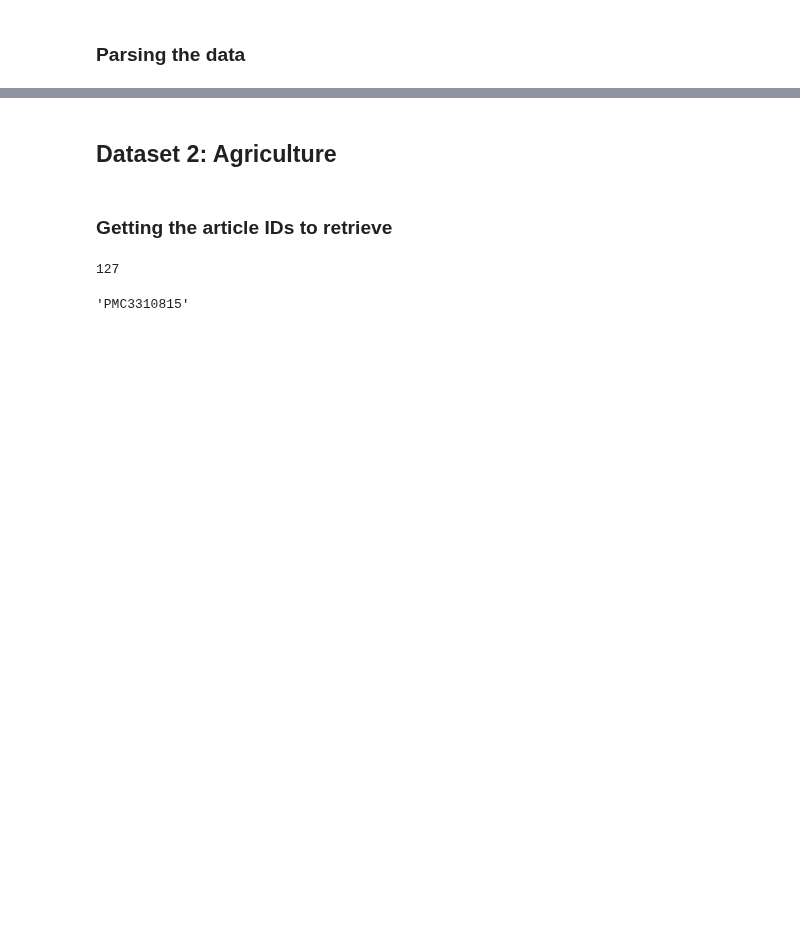
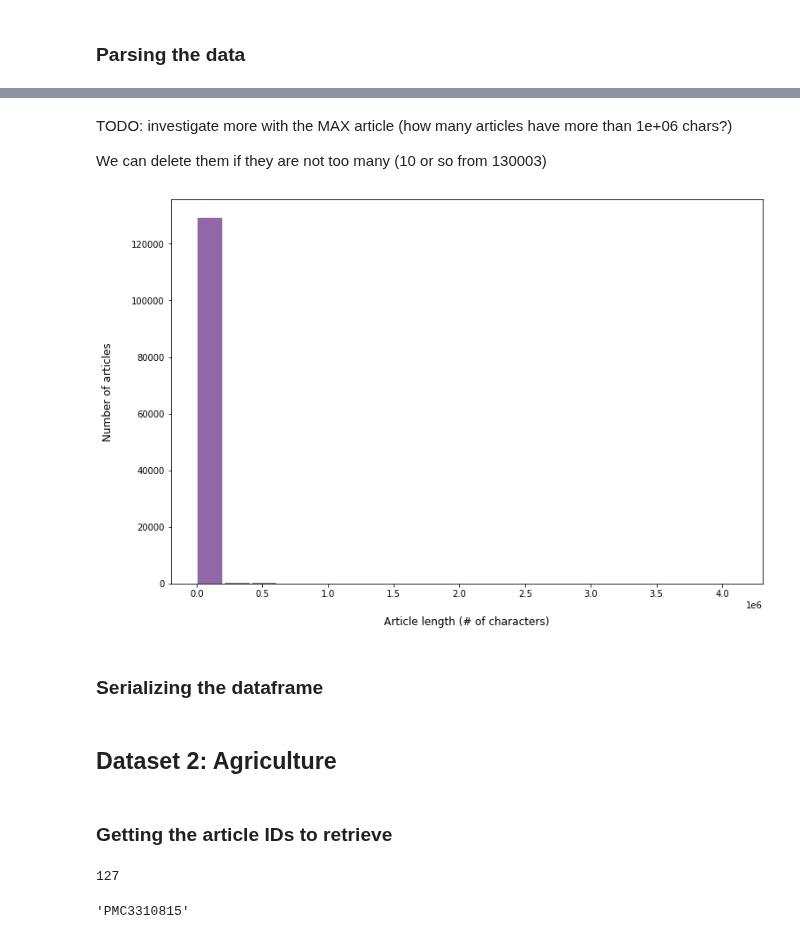
Before and after one commit to weso-edma/hercules-challenge-publications, a Jupyter notebook: notebooks/1_Data_Exploration.ipynb, the cells around one changed output, grey strips where cells are left out. Drawn from its saved outputs; the diff is of its cells as text; code cells hidden in the pictures; blank space fills up the shorter version.

```diff
--- a/notebooks/1_Data_Exploration.ipynb
+++ b/notebooks/1_Data_Exploration.ipynb
@@ -129,0 +111,5 @@ corona_df = return_corona_df(json_filenames, corona_df, 'b')
+# %%
+import pandas as pd
+
+cord19_df = pd.DataFrame.from_records([article.to_dict() for article in cord19_dataset])
+cord19_df.head(n=7)
@@ -129,0 +144,5 @@ corona_df = return_corona_df(json_filenames, corona_df, 'b')
+# %%
+import re
+
+cord19_df['text_cleaned'] = cord19_df['full_body'].apply(lambda x: re.sub(' +', ' ', x).strip())
+cord19_df['text_cleaned'].loc[0][:500]
@@ -129,0 +153,2 @@ corona_df = return_corona_df(json_filenames, corona_df, 'b')
+# %%
+cord19_df['num_chars_text'] = cord19_df['text_cleaned'].apply(lambda x: len(x))
@@ -129,0 +213,10 @@ corona_df = return_corona_df(json_filenames, corona_df, 'b')
+# %% [markdown]
+TODO: investigate more with the MAX article (how many articles have more than 1e+06 chars?)
+
+We can delete them if they are not too many (10 or so from 130003)
+# %%
+plot_df_hist(cord19_df, 'num_chars_text', 'Article length (# of characters)', 'Number of articles')
+# %% [output]
+[figure, added]
+# %% [markdown]
+### Serializing the dataframe
```
Also changed, not shown: parts of 48 cells of this notebook, 6 other files.
